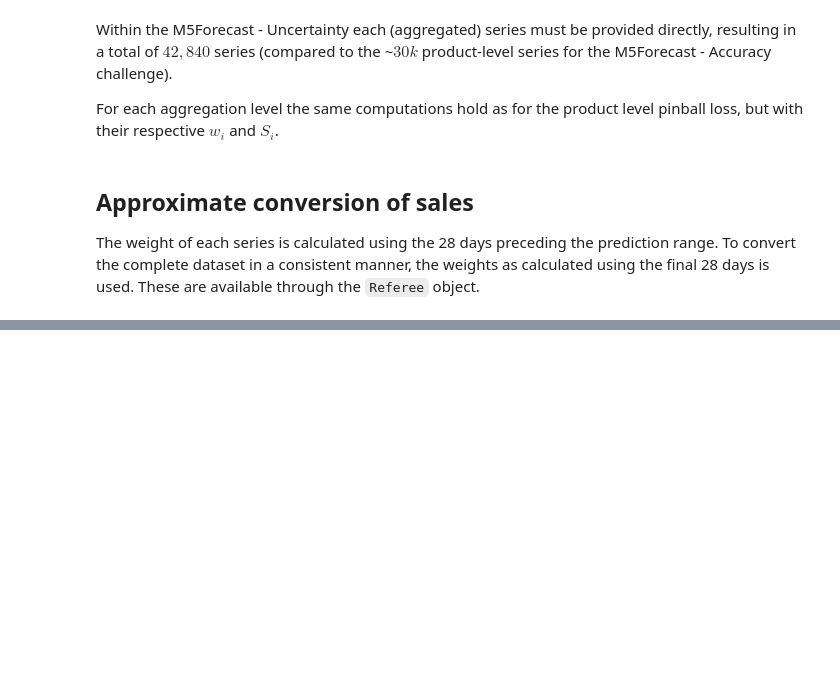
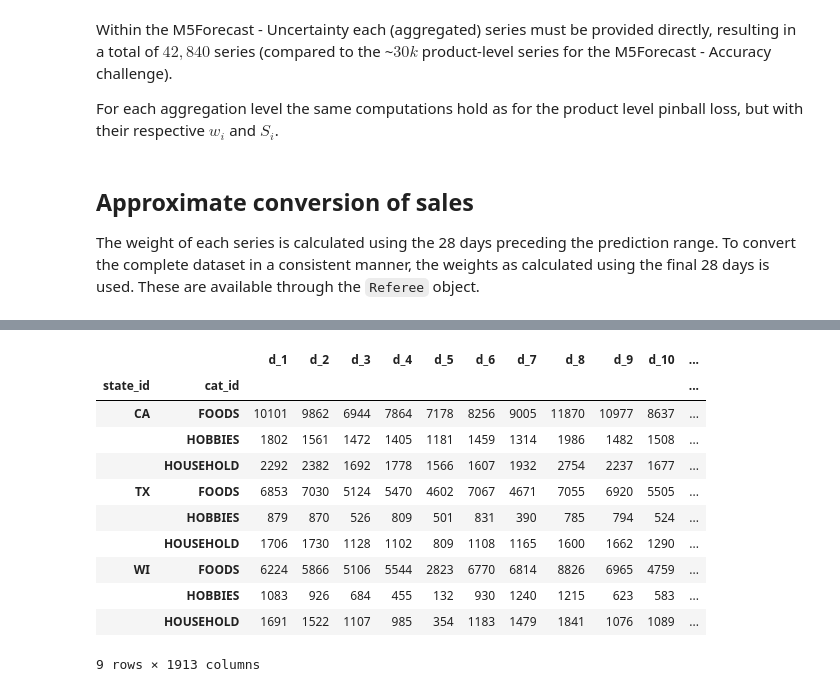
Before and after one commit to joeranbosma/M5Forecast, a Jupyter notebook: custom_layer/WSPL_through_normalisation.ipynb, the cells around one changed output, grey strips where cells are left out. Drawn from its saved outputs; the diff is of its cells as text; code cells hidden in the pictures; blank space fills up the shorter version.

```diff
--- a/custom_layer/WSPL_through_normalisation.ipynb
+++ b/custom_layer/WSPL_through_normalisation.ipynb
@@ -61,0 +119,10 @@ The weight of each series is calculated using the 28 days preceding the predicti
+# %%
+sales_agg = {}
+
+for level, groupby in ref.aggregation_levels.items():
+    if level == 12:
+        d_list = select_day_nums(sales_train_validation, as_int=False)
+        sales_agg[level] = sales_train_validation[d_list]
+        continue  # skip product level
+
+    sales_agg[level] = sales_train_validation.groupby(groupby).sum()
@@ -61,0 +136,15 @@ The weight of each series is calculated using the 28 days preceding the predicti
+# %%
+sales_agg[6]
+# %% [output]
+|  |  | d_1 | d_2 | d_3 | d_4 | d_5 | d_6 | d_7 | d_8 | d_9 | d_10 | ... |
+| state_id | cat_id |  |  |  |  |  |  |  |  |  |  | ... |
+| CA | FOODS | 10101 | 9862 | 6944 | 7864 | 7178 | 8256 | 9005 | 11870 | 10977 | 8637 | ... |
+|  | HOBBIES | 1802 | 1561 | 1472 | 1405 | 1181 | 1459 | 1314 | 1986 | 1482 | 1508 | ... |
+|  | HOUSEHOLD | 2292 | 2382 | 1692 | 1778 | 1566 | 1607 | 1932 | 2754 | 2237 | 1677 | ... |
+| TX | FOODS | 6853 | 7030 | 5124 | 5470 | 4602 | 7067 | 4671 | 7055 | 6920 | 5505 | ... |
+|  | HOBBIES | 879 | 870 | 526 | 809 | 501 | 831 | 390 | 785 | 794 | 524 | ... |
+|  | HOUSEHOLD | 1706 | 1730 | 1128 | 1102 | 809 | 1108 | 1165 | 1600 | 1662 | 1290 | ... |
+| WI | FOODS | 6224 | 5866 | 5106 | 5544 | 2823 | 6770 | 6814 | 8826 | 6965 | 4759 | ... |
+|  | HOBBIES | 1083 | 926 | 684 | 455 | 132 | 930 | 1240 | 1215 | 623 | 583 | ... |
+|  | HOUSEHOLD | 1691 | 1522 | 1107 | 985 | 354 | 1183 | 1479 | 1841 | 1076 | 1089 | ... |
+9 rows × 1913 columns
```
Also changed, not shown: parts of 33 cells of this notebook, 5 other files.
